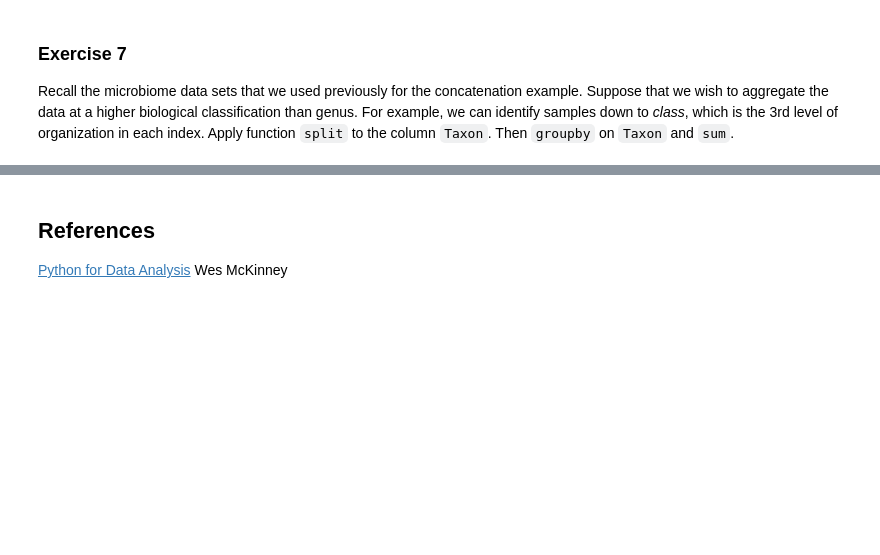
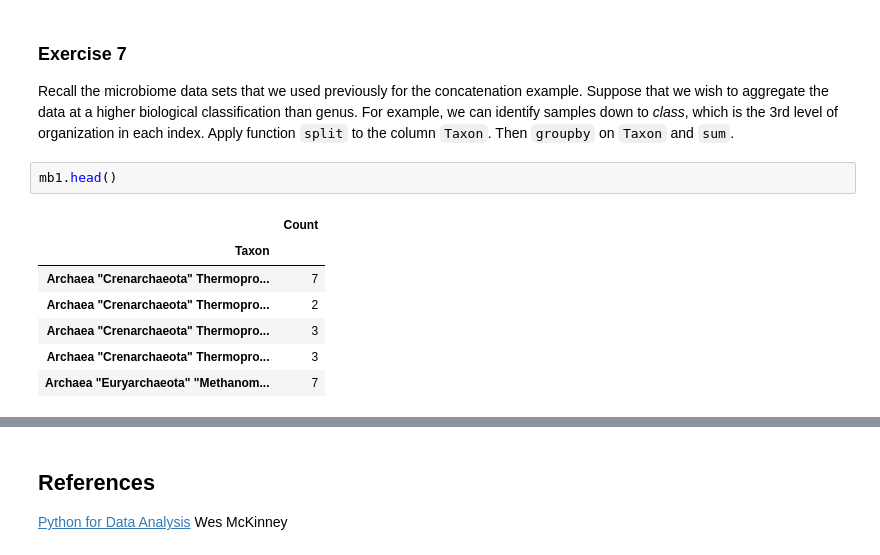
Before and after one commit to alec-flowers/20Fall_ada, a Jupyter notebook: Tutorials/01 - Handling data/Intro to Pandas II.ipynb, the cells around one changed output, grey strips where cells are left out. Cells and saved outputs as stored; diff of their text form; blank space fills up the shorter version.

```diff
--- a/Tutorials/01 - Handling data/Intro to Pandas II.ipynb
+++ b/Tutorials/01 - Handling data/Intro to Pandas II.ipynb
@@ -430,6 +1053,16 @@ Notice that additional arguments for the applied function can be passed via `app
 
 Recall the microbiome data sets that we used previously for the concatenation example. Suppose that we wish to aggregate the data at a higher biological classification than genus. For example, we can identify samples down to *class*, which is the 3rd level of organization in each index.
 Apply function `split` to the column `Taxon`. Then `groupby` on `Taxon` and `sum`.
+# %%
+mb1.head()
+# %% [output]
+|  | Count |
+| Taxon |  |
+| Archaea "Crenarchaeota" Thermopro... | 7 |
+| Archaea "Crenarchaeota" Thermopro... | 2 |
+| Archaea "Crenarchaeota" Thermopro... | 3 |
+| Archaea "Crenarchaeota" Thermopro... | 3 |
+| Archaea "Euryarchaeota" "Methanom... | 7 |
 # %%
 mb_taxon = mb1.reset_index()
 split = lambda x: ' '.join(x.split(' ')[:3])
```
Also changed, not shown: parts of 79 cells of this notebook, 1 other file.
